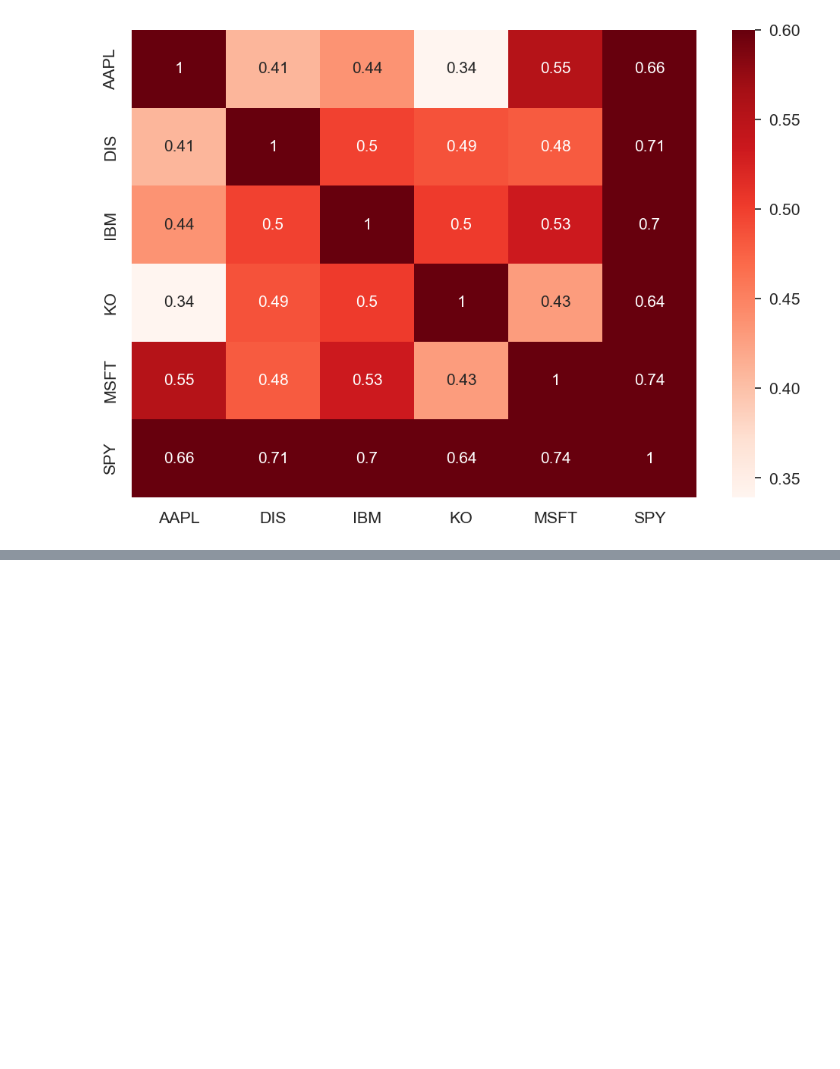
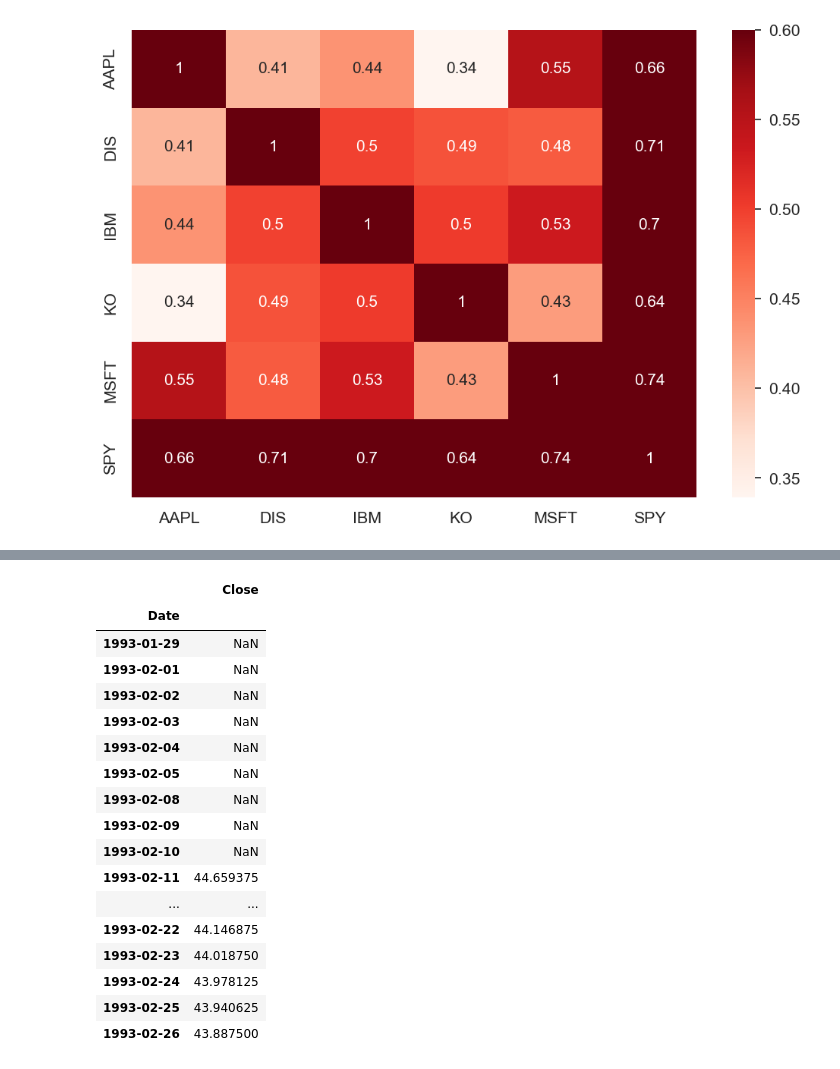
Before and after one commit to PeterLP123/Finance, a Jupyter notebook: Finance1.ipynb, the cells around one changed output, grey strips where cells are left out. Cells and saved outputs as stored; diff of their text form; code cells hidden in the pictures; blank space fills up the shorter version.

```diff
--- a/Finance1.ipynb
+++ b/Finance1.ipynb
@@ -744,0 +817,23 @@ plt.show
+# %%
+spy_roll = spy.rolling(window=10)
+spy_roll = spy_roll.mean()
+spy_roll.head(20)
+# %% [output]
+|  | Close |
+| Date |  |
+| 1993-01-29 | NaN |
+| 1993-02-01 | NaN |
+| 1993-02-02 | NaN |
+| 1993-02-03 | NaN |
+| 1993-02-04 | NaN |
+| 1993-02-05 | NaN |
+| 1993-02-08 | NaN |
+| 1993-02-09 | NaN |
+| 1993-02-10 | NaN |
+| 1993-02-11 | 44.659375 |
+| ... | ... |
+| 1993-02-22 | 44.146875 |
+| 1993-02-23 | 44.018750 |
+| 1993-02-24 | 43.978125 |
+| 1993-02-25 | 43.940625 |
+| 1993-02-26 | 43.887500 |
```
Also changed, not shown: parts of 33 cells of this notebook.
